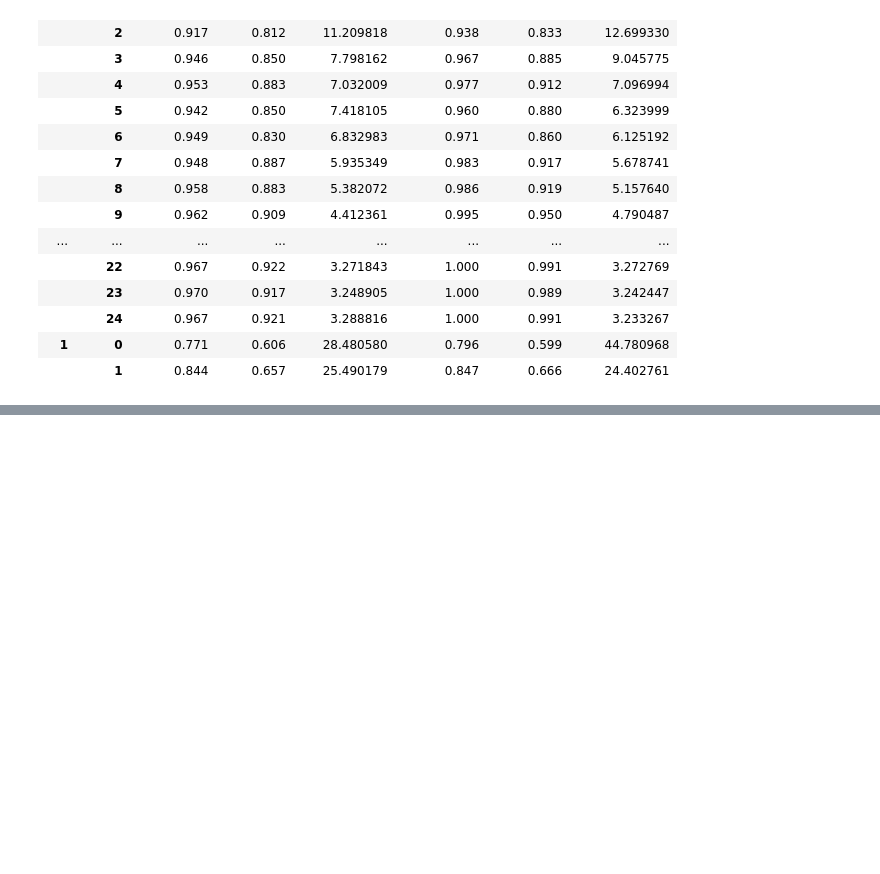
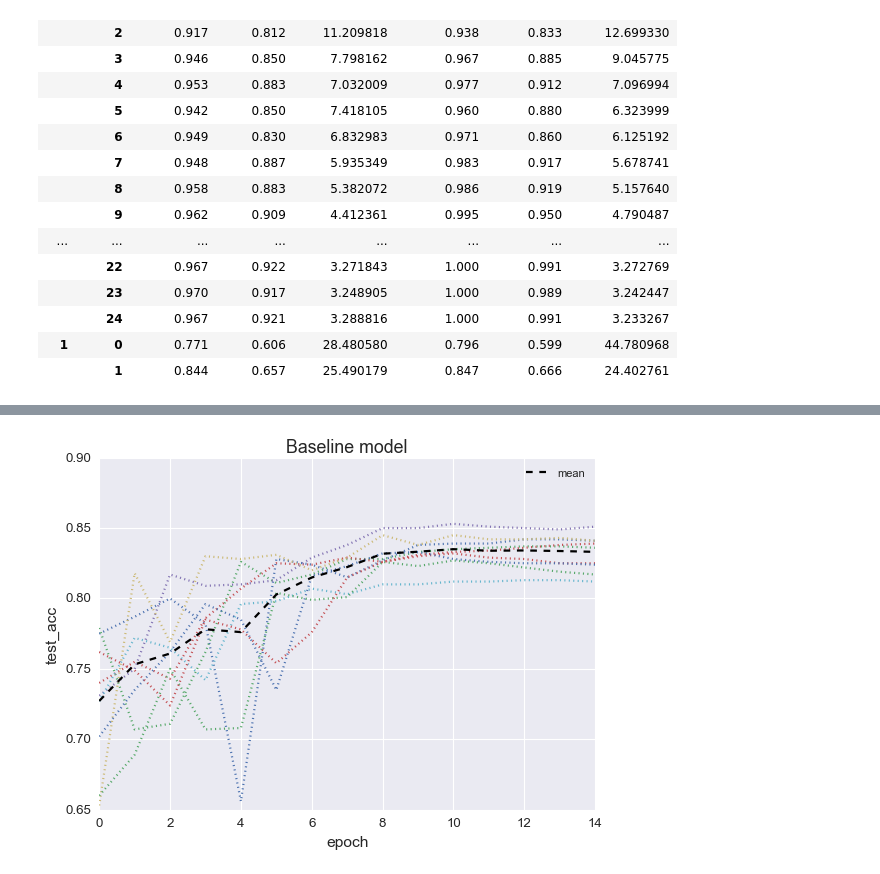
Before and after one commit to ReneDCDSL/DL_Final_Project, a Jupyter notebook: p1/plots.ipynb, the cells around one changed output, grey strips where cells are left out. Saved outputs shown, nothing was run; the diff lists cells and outputs as text; code cells hidden in the pictures; blank space fills up the shorter version.

```diff
--- a/p1/plots.ipynb
+++ b/p1/plots.ipynb
@@ -56,0 +74,33 @@ df_siam2.head(27)
+# %%
+def plot_graph(model_data, model_name, column_name, epochs, title_fontsize, axis_fontsize):
+
+    title_fontsize = 16
+    axis_fontsize = 14
+
+
+
+    # Create the avage line to plot
+    df_base_avarage = model_data.xs(0, level = "run")[column_name][0:epochs]
+    for run in range(1,10):
+        df_base_avarage = df_base_avarage + model_data.xs(run, level = "run")[column_name][0:epochs]
+    df_base_avarage = df_base_avarage/10
+
+
+
+    for run in range(0,9):
+        model_data.xs(run, level = "run")[column_name][0:epochs].plot(linestyle=':', fontsize = 12, linewidth=2)
+    df_base_avarage.plot(color = 'black',fontsize = 12, linewidth=2, label = "mean",legend = "avarage_line", linestyle='--')
+
+    plt.title(model_name, fontsize=title_fontsize)
+    plt.ylabel("test_acc", fontsize=axis_fontsize)
+    plt.xlabel("epoch", fontsize=axis_fontsize)
+    plt.style.use('seaborn')
+# %%
+plot_graph(model_data = df_base,
+           model_name = "Baseline model",
+           column_name = "test_acc",
+           epochs = 15,
+           title_fontsize = 16,
+           axis_fontsize = 12)
+# %% [output]
+[figure, added]
```
Also changed, not shown: parts of 8 cells of this notebook.
